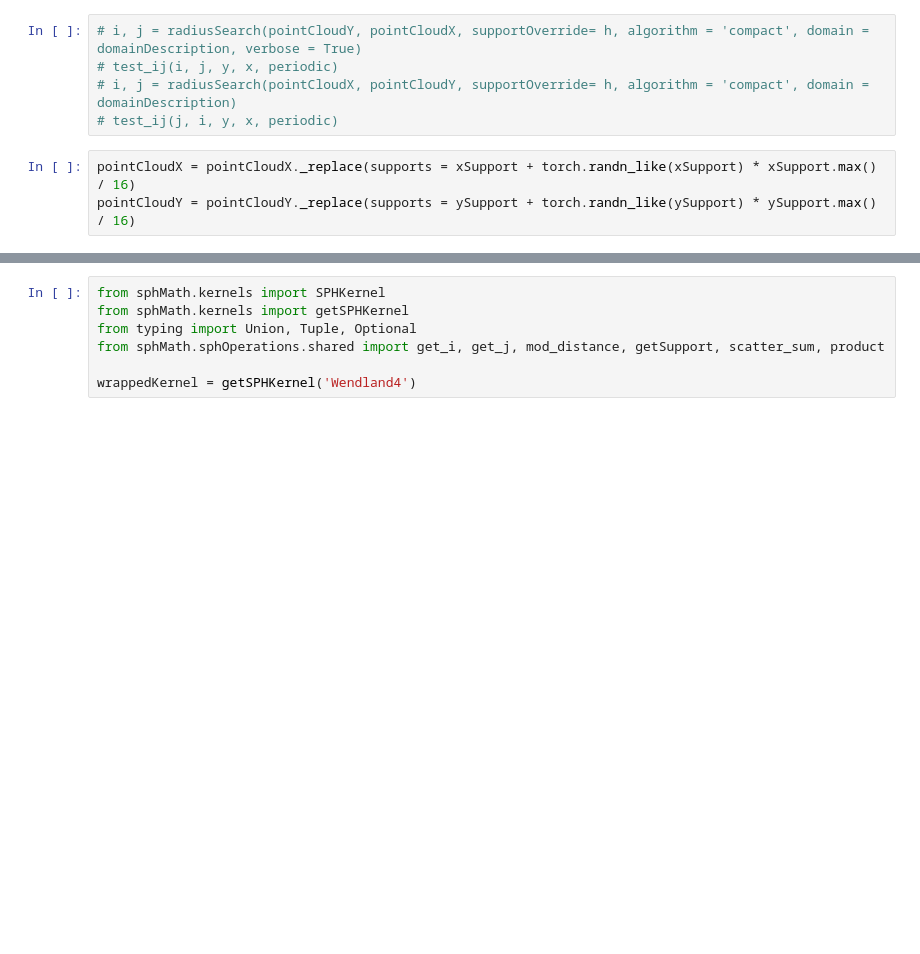
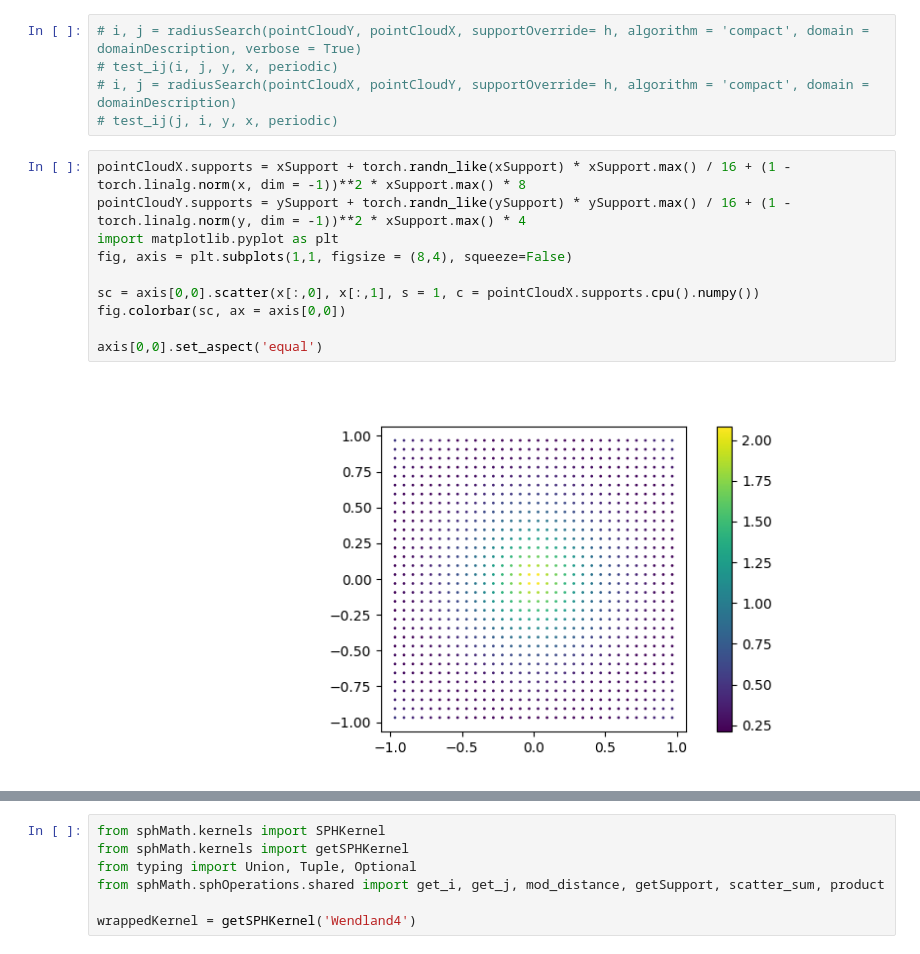
Before and after one commit to wi-re/torchCompactRadius, a Jupyter notebook: test.ipynb, the cells around one changed output, grey strips where cells are left out. Cells and saved outputs as stored; diff of their text form; blank space fills up the shorter version.

```diff
--- a/test.ipynb
+++ b/test.ipynb
@@ -138,6 +140,15 @@ pointCloudY = PointCloud(y, ySupport)
 # test_ij(i, j, y, x, periodic)
 # i, j = radiusSearch(pointCloudX, pointCloudY, supportOverride= h, algorithm = 'compact', domain = domainDescription)
 # test_ij(j, i, y, x, periodic)
-# %%
-pointCloudX = pointCloudX._replace(supports = xSupport + torch.randn_like(xSupport) * xSupport.max() / 16)
-pointCloudY = pointCloudY._replace(supports = ySupport + torch.randn_like(ySupport) * ySupport.max() / 16)
+# %%
+pointCloudX.supports = xSupport + torch.randn_like(xSupport) * xSupport.max() / 16 + (1 - torch.linalg.norm(x, dim = -1))**2 * xSupport.max() * 8
+pointCloudY.supports = ySupport + torch.randn_like(ySupport) * ySupport.max() / 16 + (1 - torch.linalg.norm(y, dim = -1))**2 * xSupport.max() * 4
+import matplotlib.pyplot as plt
+fig, axis = plt.subplots(1,1, figsize = (8,4), squeeze=False)
+
+sc = axis[0,0].scatter(x[:,0], x[:,1], s = 1, c = pointCloudX.supports.cpu().numpy())
+fig.colorbar(sc, ax = axis[0,0])
+
+axis[0,0].set_aspect('equal')
+# %% [output]
+[figure, added]
```
Also changed, not shown: parts of 15 cells of this notebook.
